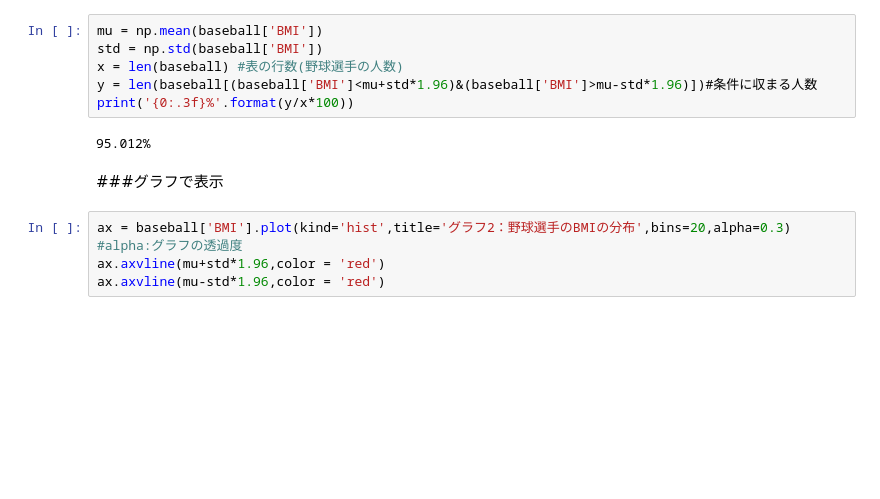
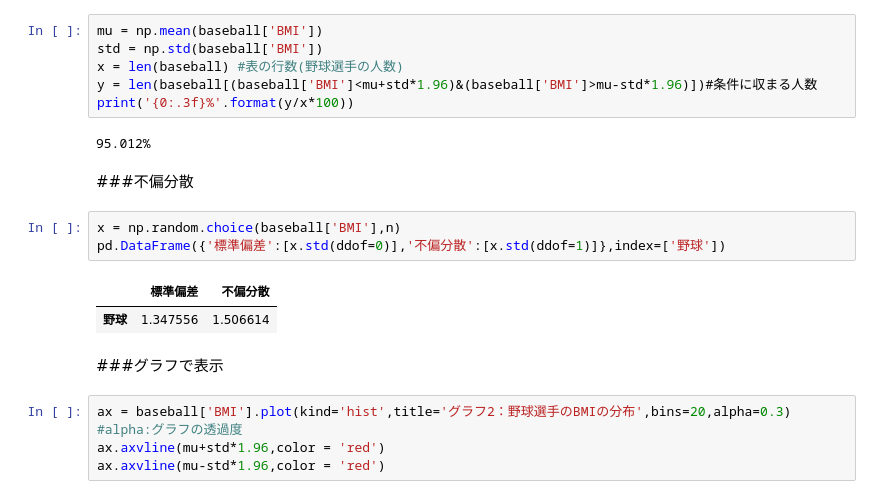
Before and after one commit to Tabonnu/other, a Jupyter notebook: math/自作/math.ipynb, the cells around one changed output. Saved outputs shown, nothing was run; the diff lists cells and outputs as text; blank space fills up the shorter version.

```diff
--- a/math/自作/math.ipynb
+++ b/math/自作/math.ipynb
@@ -103,6 +103,14 @@ y = len(baseball[(baseball['BMI']<mu+std*1.96)&(baseball['BMI']>mu-std*1.96)])#
 print('{0:.3f}%'.format(y/x*100))
 # %% [output]
 95.012%
+# %% [markdown]
+###不偏分散
+# %%
+x = np.random.choice(baseball['BMI'],n)
+pd.DataFrame({'標準偏差':[x.std(ddof=0)],'不偏分散':[x.std(ddof=1)]},index=['野球'])
+# %% [output]
+|  | 標準偏差 | 不偏分散 |
+| 野球 | 1.347556 | 1.506614 |
 # %% [markdown]
 ###グラフで表示
 # %%
```
Also changed, not shown: parts of 3 cells of this notebook.
